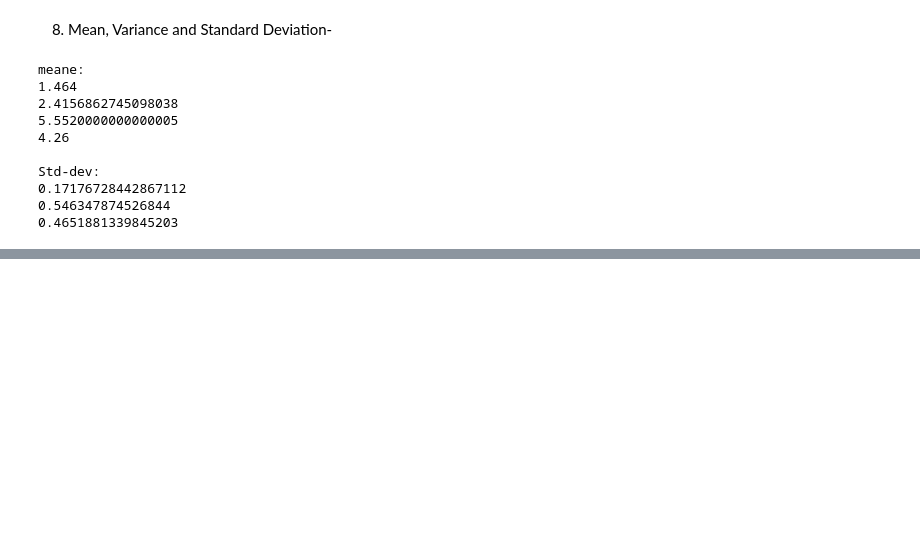
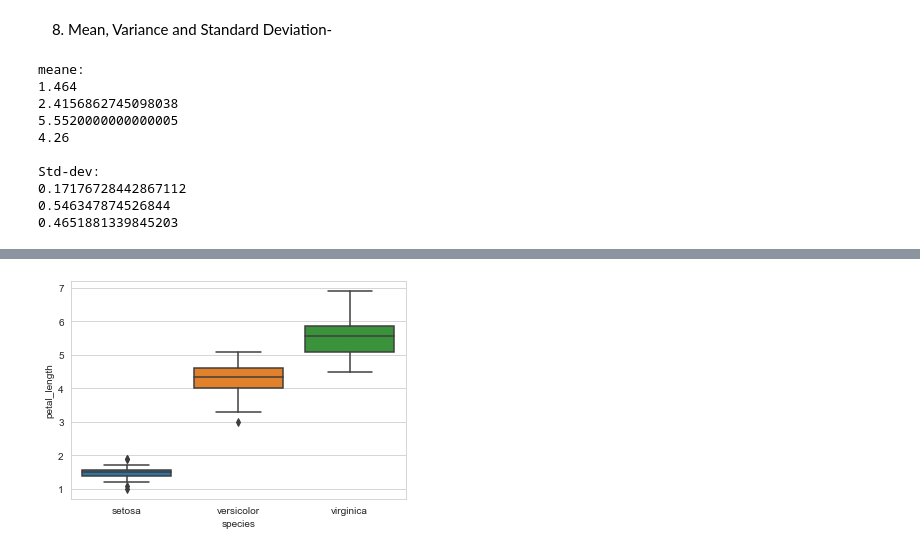
Before and after one commit to Piyush-Choudhary3757/AppliedAI-Machine-Learning-Online-Course, a Jupyter notebook: Module 2_ Data Science_ Exploratory Data Analysis and Data Visualization/1. Plotting for exploratory data analysis (EDA)/MY_XP.ipynb, the cells around one changed output, grey strips where cells are left out. Saved outputs shown, nothing was run; the diff lists cells and outputs as text; code cells hidden in the pictures; blank space fills up the shorter version.

```diff
--- a/Module 2_ Data Science_ Exploratory Data Analysis and Data Visualization/1. Plotting for exploratory data analysis (EDA)/MY_XP.ipynb
+++ b/Module 2_ Data Science_ Exploratory Data Analysis and Data Visualization/1. Plotting for exploratory data analysis (EDA)/MY_XP.ipynb
@@ -260,0 +319,5 @@ Std-dev:
+# %%
+sns.boxplot(x="species", y="petal_length", data=iris)
+plt.show()
+# %% [output]
+[figure, added]
```
Also changed, not shown: parts of 13 cells of this notebook, 1 other file.
